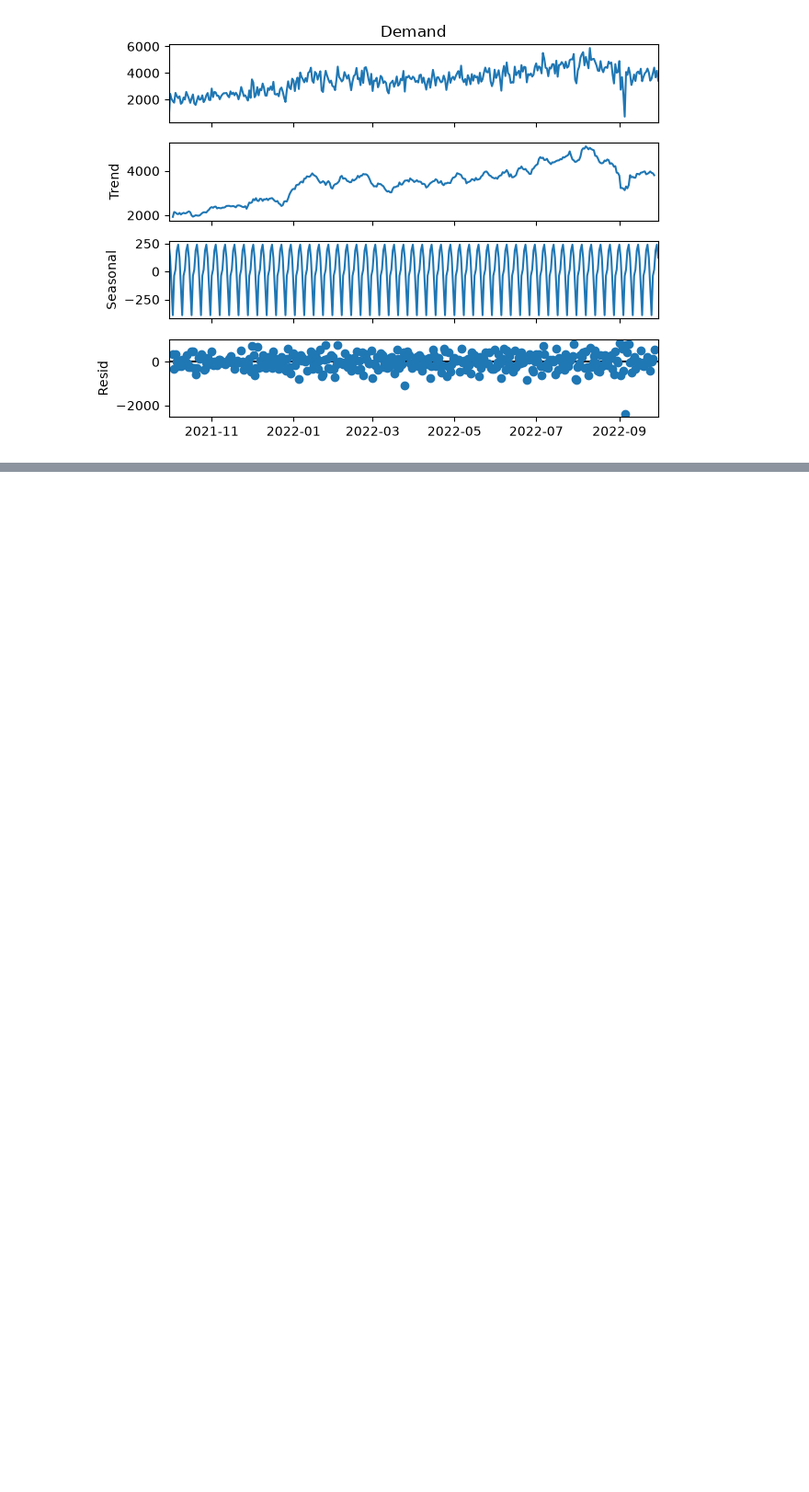
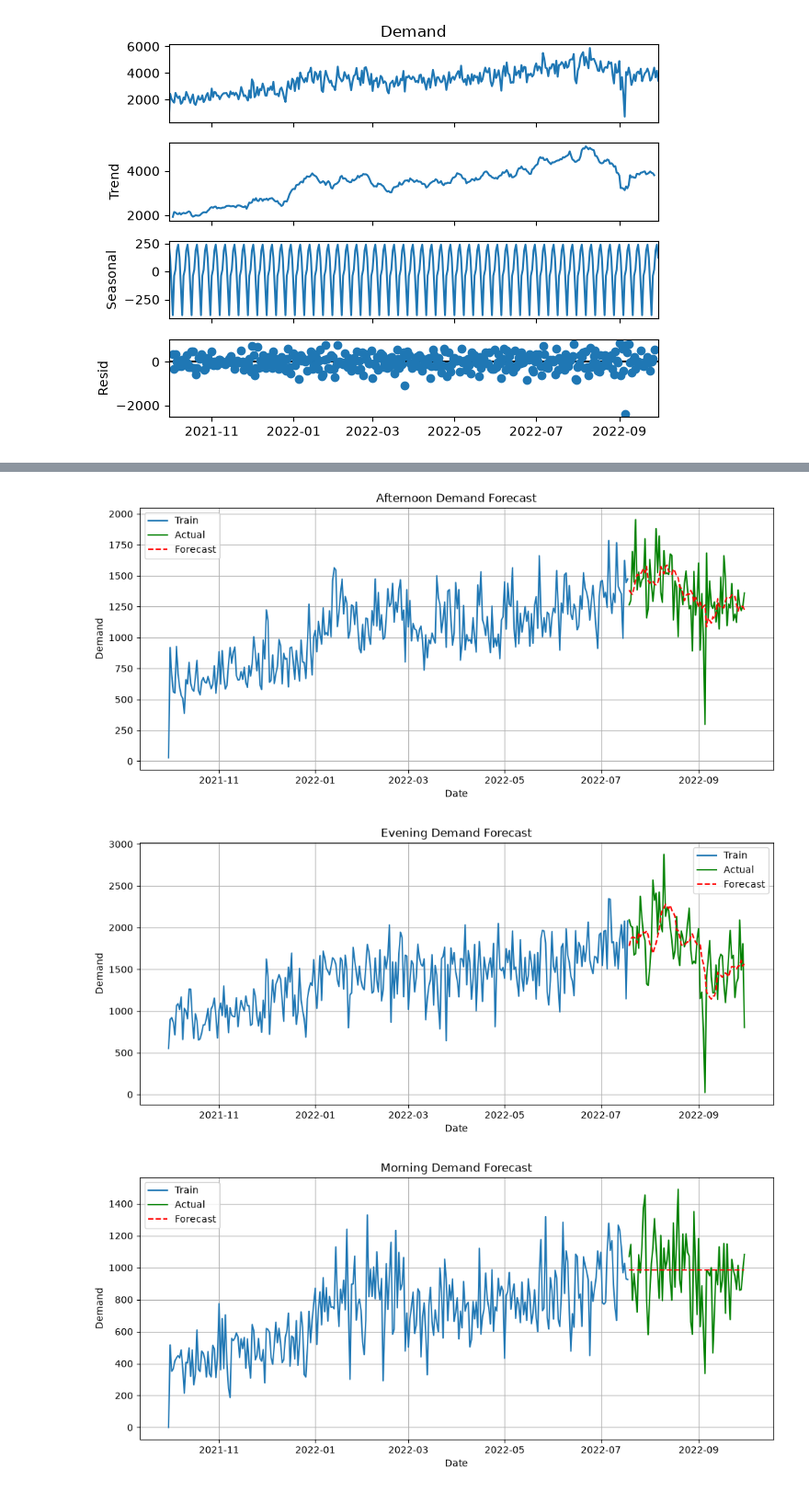
Before and after one commit to Aswini-Subramanyam/EV-Charging-demand-prediction-Guvi, a Jupyter notebook: ML_Time_Series.ipynb, the cells around one changed output, grey strips where cells are left out. Shown at 92% size. Saved outputs shown, nothing was run; the diff lists cells and outputs as text; code cells hidden in the pictures; blank space fills up the shorter version.

Commit message:
Time series updated

```diff
--- a/ML_Time_Series.ipynb
+++ b/ML_Time_Series.ipynb
@@ -152,0 +178,17 @@ Freq: D, dtype: float64
+# %%
+window = 7
+
+forecast_ma = df_daily.iloc[-window:].mean()
+
+future_dates = pd.date_range(
+    start=df_daily.index[-1] + pd.Timedelta(days=1),
+    periods=7,
+    freq='D'
+)
+
+future_forecast = pd.Series(
+    [forecast_ma] * 7,
+    index=future_dates
+)
+
+print(future_forecast)
@@ -475,0 +559,57 @@ for metric_group in [['MAE (MA)', 'MAE (ES)', 'MAE (HW)'],
+# %%
+import matplotlib.pyplot as plt
+
+for col in daily_period_demand.columns:
+
+    series = daily_period_demand[col].dropna()
+
+    train_size = int(len(series) * 0.8)
+
+    train = series.iloc[:train_size]
+    test = series.iloc[train_size:]
+
+    # Use best model for each period
+    if col in ['Afternoon', 'Evening']:
+
+        history = list(train)
+        preds = []
+
+        for t in range(len(test)):
+            pred = sum(history[-7:]) / 7
+            preds.append(pred)
+            history.append(test.iloc[t])
+
+    else:  # Morning, Night
+
+        model = SimpleExpSmoothing(
+            train,
+            initialization_method="heuristic"
+        ).fit(optimized=True)
+
+        preds = model.forecast(len(test))
+
+    plt.figure(figsize=(12,5))
+
+    plt.plot(train.index, train,
+             label='Train')
+
+    plt.plot(test.index, test,
+             label='Actual',
+             color='green')
+
+    plt.plot(test.index, preds,
+             label='Forecast',
+             color='red',
+             linestyle='--')
+
+    plt.title(f'{col} Demand Forecast')
+    plt.xlabel('Date')
+    plt.ylabel('Demand')
+    plt.legend()
+    plt.grid(True)
+
+    plt.show()
+# %% [output]
+[figure, added]
+[figure, added]
+[figure, added]
```
Also changed, not shown: parts of 31 cells of this notebook.
